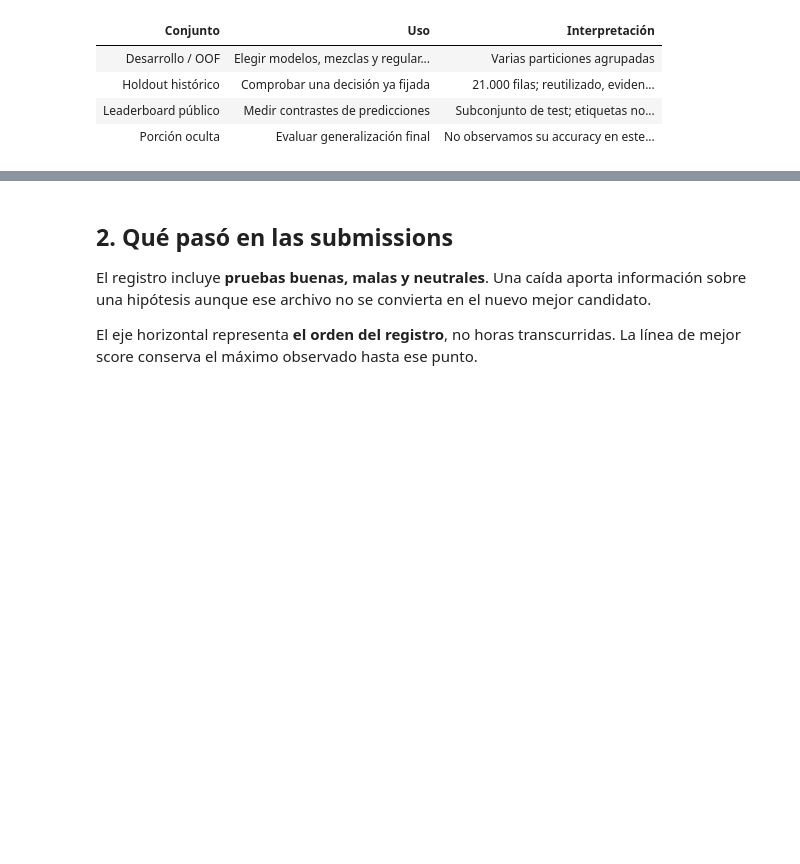
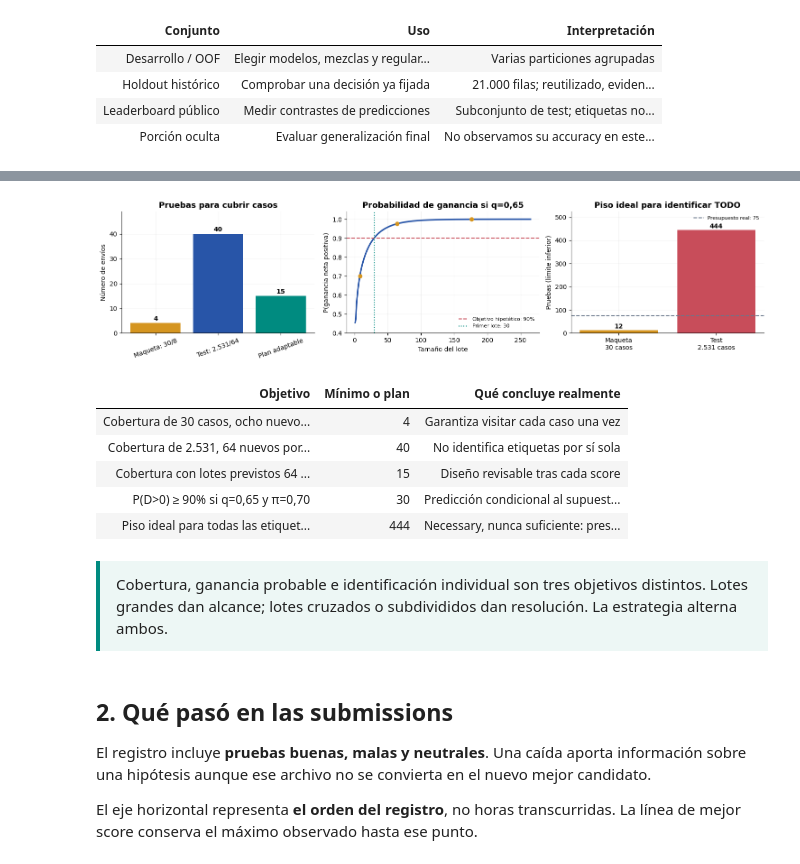
Before and after one commit to arirakowitba/tp_ap, a Jupyter notebook: notebooks/23_revision_submissions_y_flips.ipynb, the cells around one changed output, grey strips where cells are left out. Saved outputs shown, nothing was run; the diff lists cells and outputs as text; code cells hidden in the pictures; blank space fills up the shorter version.

```diff
--- a/notebooks/23_revision_submissions_y_flips.ipynb
+++ b/notebooks/23_revision_submissions_y_flips.ipynb
@@ -139,3 +306,62 @@ tabla(pd.DataFrame([
+# %%
+from math import ceil,log2
+
+# Convolución exacta dentro del modelo hipotético; no utiliza etiquetas del test.
+q_hipotesis,pi_hipotesis=.65,.70
+pmf=np.ones(1)
+curva=[]
+for b in range(1,266):
+    pmf=np.convolve(pmf,[pi_hipotesis*(1-q_hipotesis),1-pi_hipotesis,pi_hipotesis*q_hipotesis])
+    curva.append(float(pmf[b+1:].sum()))
+minimo_90=next(b for b,p in enumerate(curva,1) if p>=.90)
+max_preview=max(s["proposed_flips"] for s in D["plan_schedule"])
+filas_15=[s["proposed_flips"] for s in D["plan_schedule"][:15]]
+assert sum(filas_15)==C["ambiguous_unverified"]
+
+fig,axes=plt.subplots(1,3,figsize=(15,3.8))
+axes[0].bar(["Maqueta: 30/8","Test: 2.531/64","Plan adaptable"],[4,40,15],
+            color=[PALETA["ambar"],PALETA["azul"],PALETA["verde"]])
+for i,v in enumerate([4,40,15]):axes[0].text(i,v+1,str(v),ha="center",fontweight="bold")
+axes[0].set(title="Pruebas para cubrir casos",ylabel="Número de envíos",ylim=(0,49))
+axes[0].tick_params(axis="x",labelrotation=20)
+axes[1].plot(np.arange(1,266),curva,color=PALETA["azul"],lw=2.4)
+axes[1].axhline(.90,color=PALETA["rojo"],ls="--",label="Objetivo hipotético: 90%")
+axes[1].axvline(minimo_90,color=PALETA["verde"],ls=":",label=f"Primer lote: {minimo_90}")
+axes[1].scatter([8,64,176],[curva[7],curva[63],curva[175]],color=PALETA["ambar"],zorder=3)
+axes[1].set(title="Probabilidad de ganancia si q=0,65",xlabel="Tamaño del lote",
+            ylabel="P(ganancia neta positiva)",ylim=(.4,1.04))
+axes[1].legend(fontsize=8,loc="lower right")
+limite_toy=ceil(30*log2(3)/log2(2*8+1))
+limite_real=ceil(C["ambiguous_unverified"]*log2(3)/log2(2*max_preview+1))
+axes[2].bar(["Maqueta\n30 casos","Test\n2.531 casos"],[limite_toy,limite_real],
+            color=[PALETA["ambar"],PALETA["rojo"]])
+axes[2].axhline(75,color=PALETA["gris"],ls="--",label="Presupuesto real: 75")
+for i,v in enumerate([limite_toy,limite_real]):axes[2].text(i,v+8,str(v),ha="center",fontweight="bold")
+axes[2].set(title="Piso ideal para identificar TODO",ylabel="Pruebas (límite inferior)",
+            ylim=(0,limite_real*1.18))
+axes[2].legend(fontsize=8)
+fig.tight_layout();plt.show()
+
+tabla(pd.DataFrame([
+    ("Cobertura de 30 casos, ocho nuevos por prueba",ceil(30/8),"Garantiza visitar cada caso una vez"),
+    ("Cobertura de 2.531, 64 nuevos por prueba",ceil(2531/64),"No identifica etiquetas por sí sola"),
+    ("Cobertura con lotes previstos 64 + 14×(176–178)",15,"Diseño revisable tras cada score"),
+    ("P(D>0) ≥ 90% si q=0,65 y π=0,70",minimo_90,"Predicción condicional al supuesto, NO confianza empírica"),
+    ("Piso ideal para todas las etiquetas, lotes ≤265",limite_real,
+     "Necessary, nunca suficiente: presupuesto de 75 insuficiente para esta meta"),
+],columns=["Objetivo","Mínimo o plan","Qué concluye realmente"]))
+idea("Cobertura, ganancia probable e identificación individual son tres objetivos distintos. Lotes grandes dan alcance; lotes cruzados o subdivididos dan resolución. La estrategia alterna ambos.")
+assert (unanimidad_real,votos_discrepan_real)==(29375,625)
+assert minimo_90==30 and limite_toy==12 and limite_real==444
+# %% [output]
+[figure, added]
+| Objetivo | Mínimo o plan | Qué concluye realmente |
+| Cobertura de 30 casos, ocho nuevo... | 4 | Garantiza visitar cada caso una vez |
+| Cobertura de 2.531, 64 nuevos por... | 40 | No identifica etiquetas por sí sola |
+| Cobertura con lotes previstos 64 ... | 15 | Diseño revisable tras cada score |
+| P(D>0) ≥ 90% si q=0,65 y π=0,70 | 30 | Predicción condicional al supuest... |
+| Piso ideal para todas las etiquet... | 444 | Necessary, nunca suficiente: pres... |
+Cobertura, ganancia probable e identificación individual son tres objetivos distintos. Lotes grandes dan alcance; lotes cruzados o subdivididos dan resolución. La estrategia alterna ambos.
 # %% [markdown]
 ## 2. Qué pasó en las submissions
 
```
Also changed, not shown: parts of 8 cells of this notebook, 5 other files.
